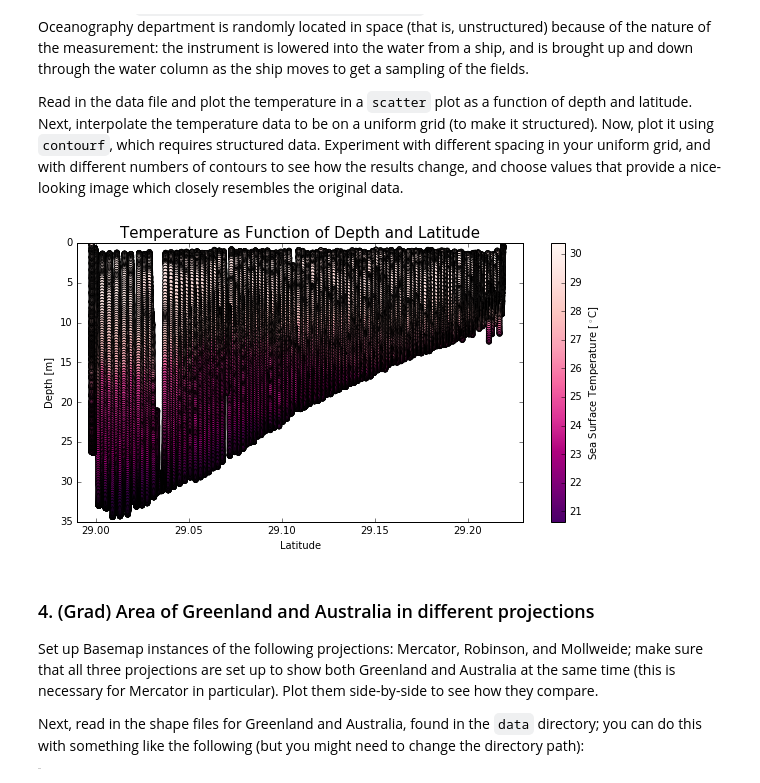
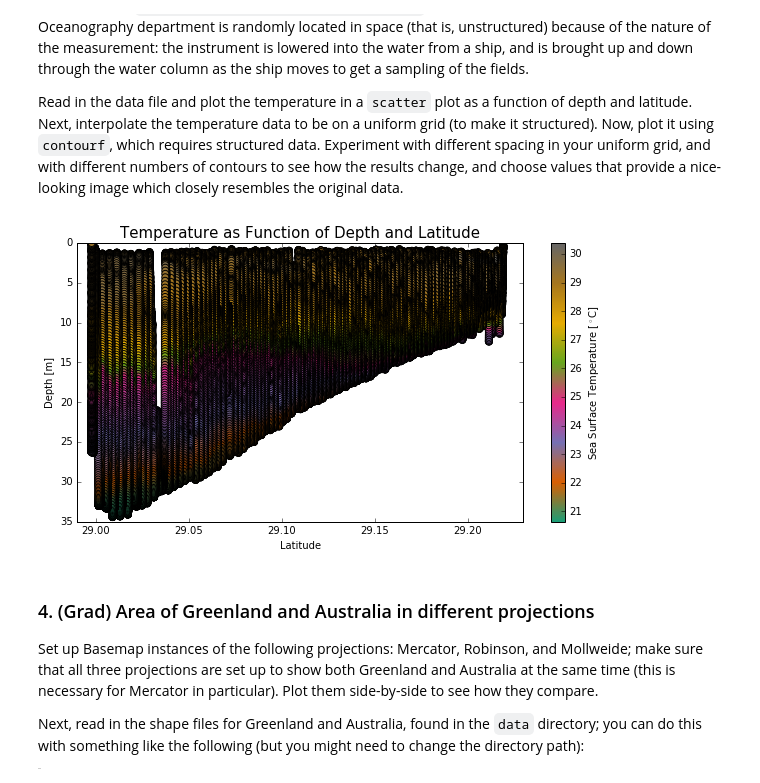
Before and after one commit to mschoemann272/python4geosciences-hw, a Jupyter notebook: hw05_Mackenzie_Schoemann.ipynb, the cells around one changed output. Cells and saved outputs as stored; diff of their text form; code cells hidden in the pictures.

```diff
--- a/hw05_Mackenzie_Schoemann.ipynb
+++ b/hw05_Mackenzie_Schoemann.ipynb
@@ -127,27 +135,27 @@ Read in the data file and plot the temperature in a `scatter` plot as a function
 # %%
 #read in file MS03_L15.txt
 fname = np.genfromtxt('MS03_L15.txt', skip_header = 114)
 lat = fname[:,0]
 temp = fname[:,15]
 depth = fname[:,2]
 #for the depth bottom depth or Depth [salt water, m]?
 
 #scatter plot temperature as a function of depth and latitude
 fig = plt.figure(figsize=(10, 5))
-scatter = plt.scatter(lat, depth, s=25, c=temp, cmap='RdPu_r')
+scatter = plt.scatter(lat, depth, s=50, c=temp, cmap='Dark2')
 plt.xlabel('Latitude', fontsize='10')
 plt.xlim(28.99,29.23)
 plt.ylabel('Depth [m]', fontsize='10')
 plt.ylim(0,35)
 plt.gca().invert_yaxis()
 plt.title('Temperature as Function of Depth and Latitude',fontsize='15')
 plt.colorbar().set_label(r'Sea Surface Temperature [$^\circ$C]')
 
 #Interpolate temperature data uniform grid (make it structured)
 
 #Plot using contourf
 # %% [output]
-[figure, old version]
+[figure, new version]
 # %% [markdown]
 ### 4. (Grad) Area of Greenland and Australia in different projections
 
```
Also changed, not shown: parts of 8 cells of this notebook.
